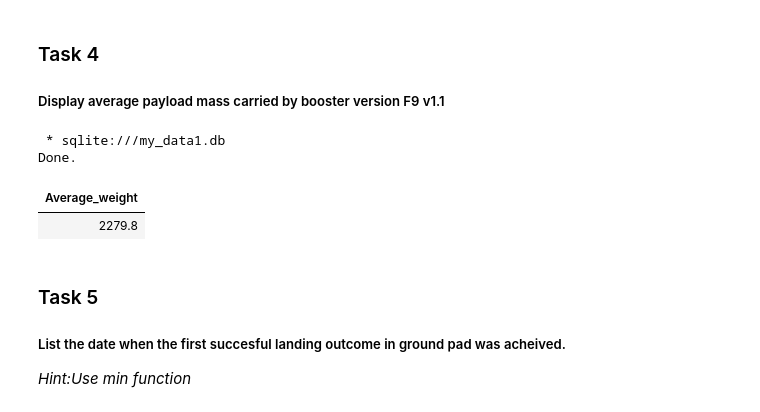
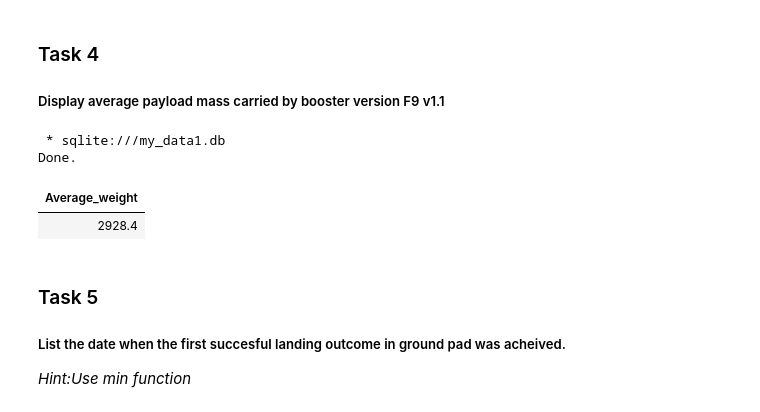
Before and after one commit to 96092314166/IBM-Machine-Learning-Course, a Jupyter notebook: jupyter-labs-eda-sql-coursera_sqllite (1).ipynb, the cells around one changed output. Saved outputs shown, nothing was run; the diff lists cells and outputs as text; code cells hidden in the pictures.

```diff
--- a/jupyter-labs-eda-sql-coursera_sqllite (1).ipynb
+++ b/jupyter-labs-eda-sql-coursera_sqllite (1).ipynb
@@ -185,12 +186,12 @@ Done.
 # %%
 %%sql
 select avg(PAYLOAD_MASS__KG_) as Average_weight from SPACEXTABLE
-where Customer == 'NASA (CRS)'
+where Booster_Version like '%F9 v1.1'
 # %% [output]
  * sqlite:///my_data1.db
 Done.
 | Average_weight |
-| 2279.8 |
+| 2928.4 |
 # %% [markdown]
 ### Task 5
 
```
Also changed, not shown: parts of 3 cells of this notebook.
